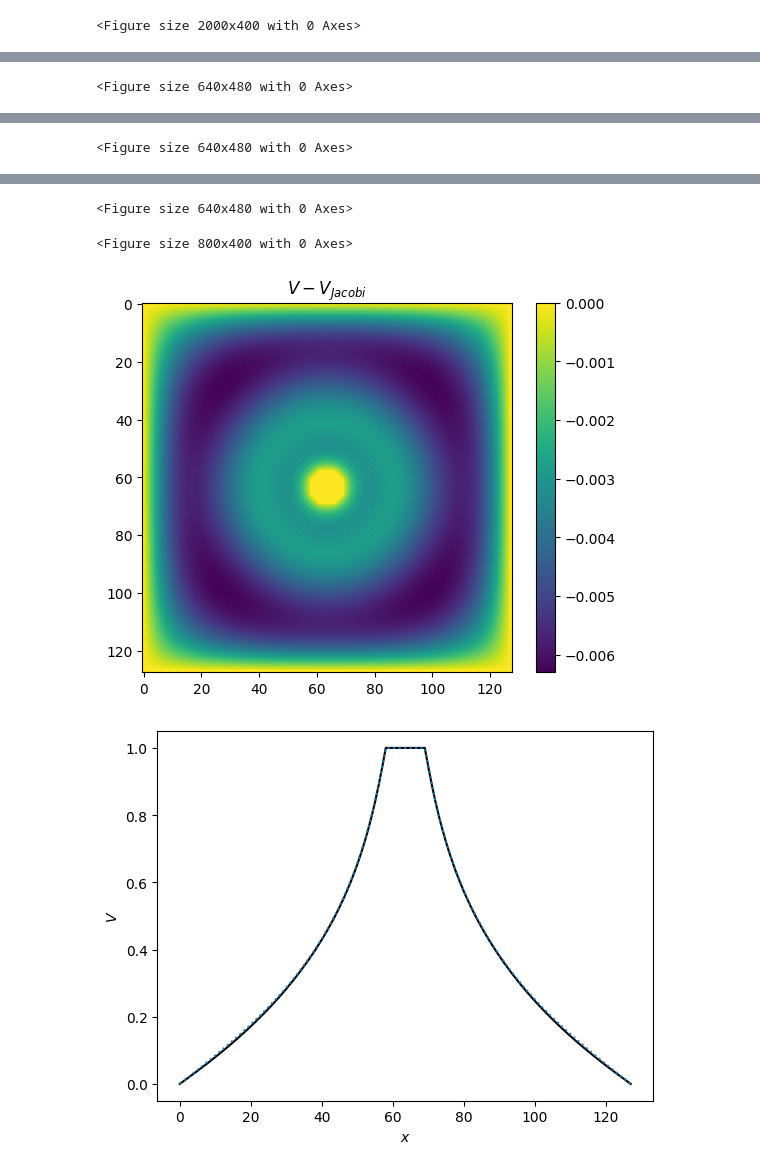
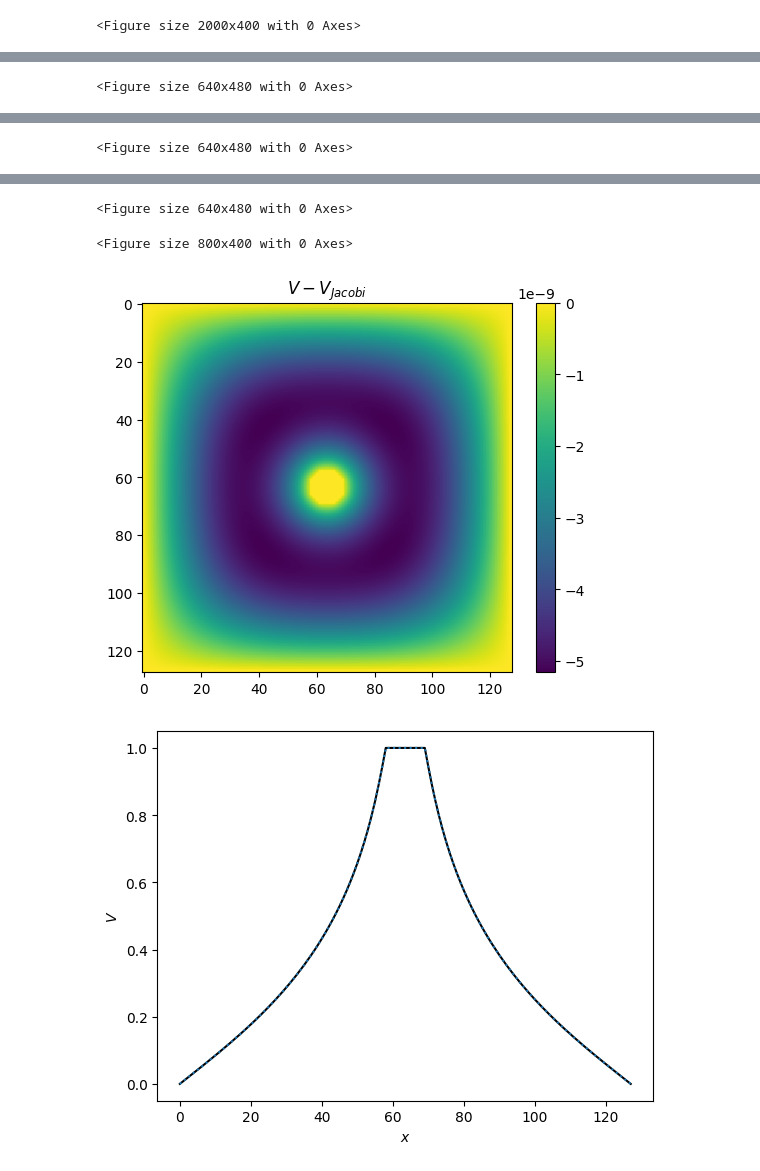
Before and after one commit to andrewcumming/phys512, a Jupyter notebook: _sources/laplace.ipynb, the cells around one changed output, grey strips where cells are left out. Drawn from its saved outputs; the diff is of its cells as text; code cells hidden in the pictures.

```diff
--- a/_sources/laplace.ipynb
+++ b/_sources/laplace.ipynb
@@ -184,6 +203,8 @@ plot_matrices(masks, nmax=5)
 <Figure size 640x480 with 0 Axes>
 <Figure size 2000x400 with 0 Axes>
 # %%
+# Solve Laplace's equation with a multigrid method
+
 t0 = time.time()
 
 n = 128
@@ -210,8 +231,10 @@ for i in range(npass,0,-1):
     print('n = %d, Delta V = %lg' % (n0, deltaV[-1],))
     Vs[i-1] = upres(Vs[i])
 
+# Run the final grid for 2*n*n interations so that we can see how it converges
+# now that the solution has been preconditioned
 n0 = bcs[0].shape[0]
-nn = 100 #n0*n0//10
+nn = 2*n0*n0
 Vs[0], deltaV = laplace(masks[0], bcs[0], nn, Vs[0], make_plot=False)
 print('n = %d, Delta V = %lg' % (n0, deltaV[-1],))
 
@@ -254,8 +277,8 @@ Total time taken = 0.0463741 seconds
 <Figure size 640x480 with 0 Axes>
 [figure]
 <Figure size 640x480 with 0 Axes>
 [figure]
 <Figure size 640x480 with 0 Axes>
 <Figure size 800x400 with 0 Axes>
-[figure, old version]
+[figure, new version]
 [figure]
```
Also changed, not shown: parts of 9 cells of this notebook, 7 other files.
